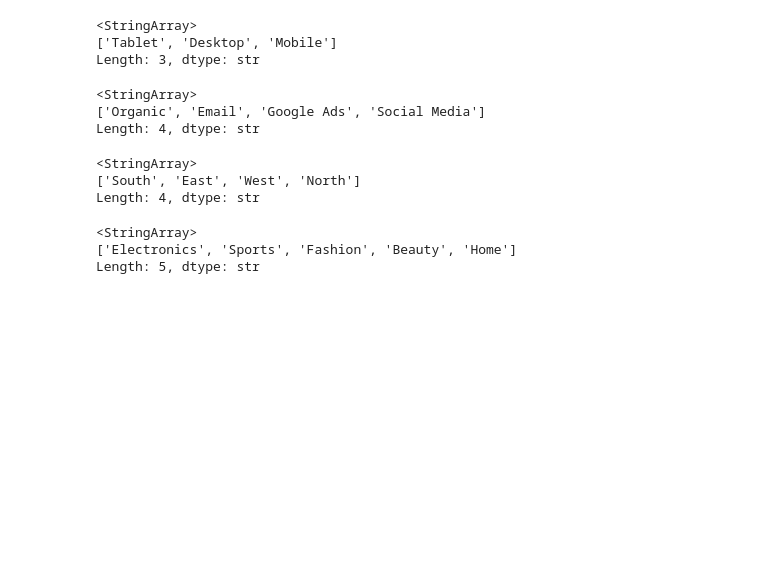
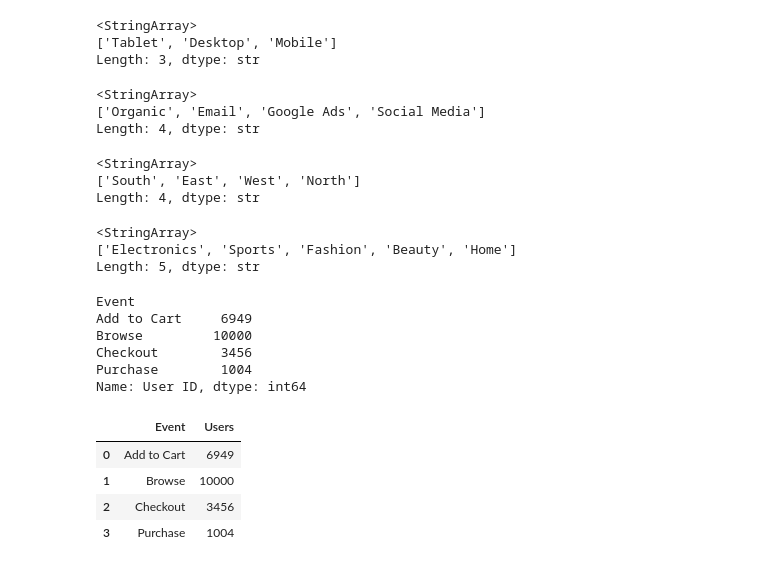
Before and after one commit to himanshyy/SaaS-Funnel-Analytics, a Jupyter notebook: notebooks/eda.ipynb, the cells around one changed output. Drawn from its saved outputs; the diff is of its cells as text; code cells hidden in the pictures; blank space fills up the shorter version.

```diff
--- a/notebooks/eda.ipynb
+++ b/notebooks/eda.ipynb
@@ -85,3 +85,24 @@ df['Product Category'].unique()
 <StringArray>
 ['Electronics', 'Sports', 'Fashion', 'Beauty', 'Home']
 Length: 5, dtype: str
+# %%
+df.groupby('Event')['User ID'].nunique()
+# %% [output]
+Event
+Add to Cart     6949
+Browse         10000
+Checkout        3456
+Purchase        1004
+Name: User ID, dtype: int64
+# %%
+funnel = df.groupby('Event')['User ID'].nunique().reset_index()
+
+funnel.columns = ['Event', 'Users']
+
+funnel
+# %% [output]
+|  | Event | Users |
+| 0 | Add to Cart | 6949 |
+| 1 | Browse | 10000 |
+| 2 | Checkout | 3456 |
+| 3 | Purchase | 1004 |
```
Also changed, not shown: parts of 3 cells of this notebook.
